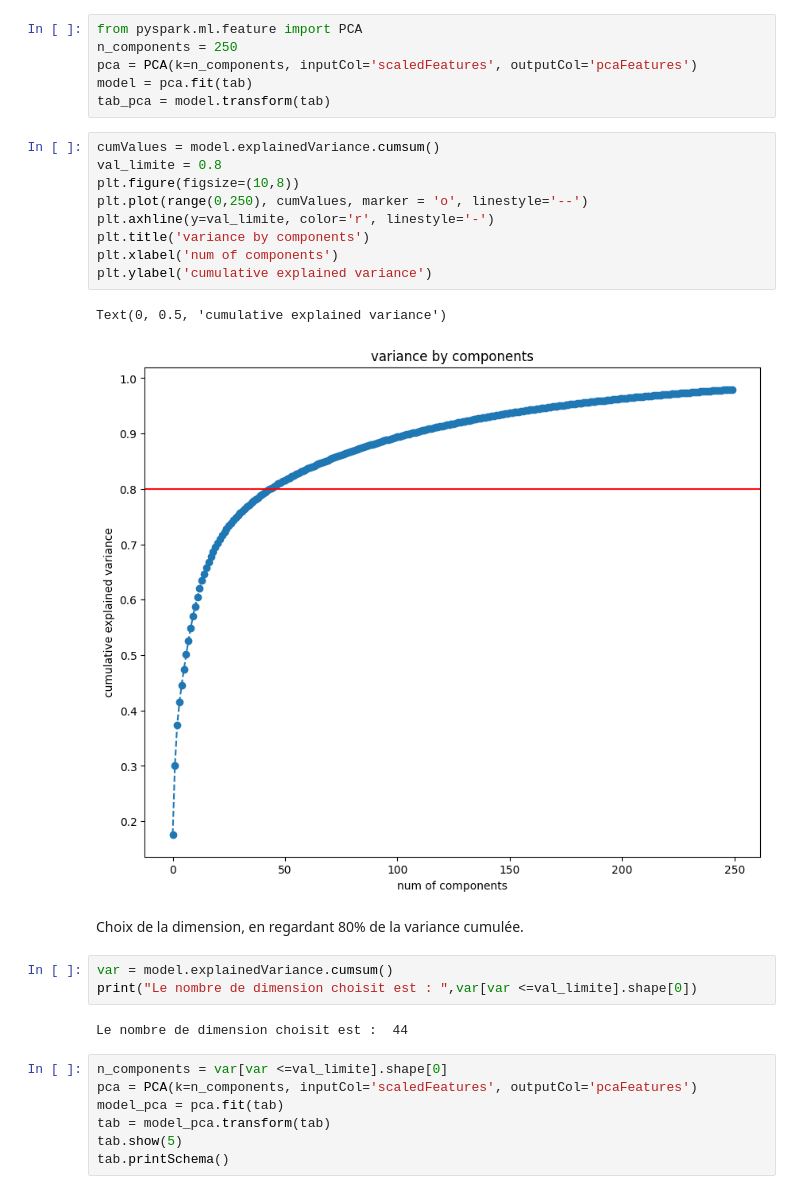
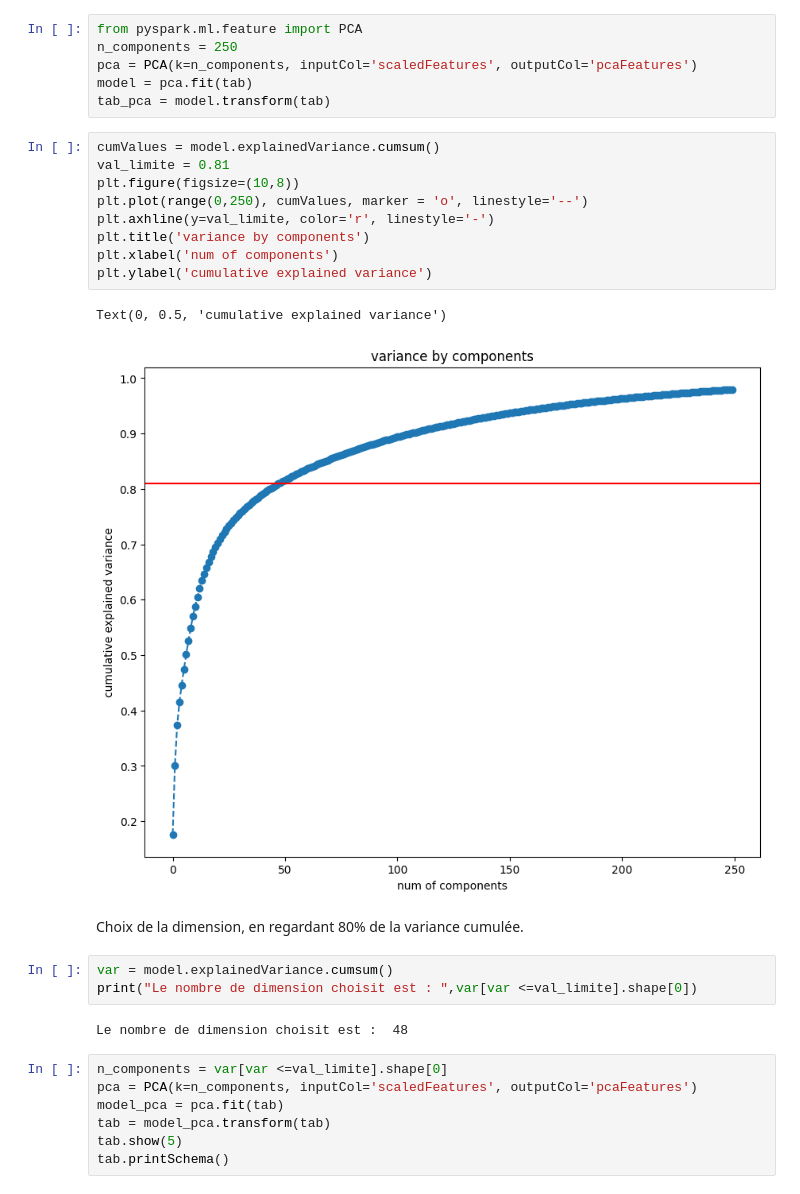
Before and after one commit to CecileLecoublet/Projet8, a Jupyter notebook: Projet 8.ipynb, the cells around one changed output. Cells and saved outputs as stored; diff of their text form.

```diff
--- a/Projet 8.ipynb
+++ b/Projet 8.ipynb
@@ -379,23 +379,23 @@ model = pca.fit(tab)
 tab_pca = model.transform(tab)
 # %%
 cumValues = model.explainedVariance.cumsum()
-val_limite = 0.8
+val_limite = 0.81
 plt.figure(figsize=(10,8))
 plt.plot(range(0,250), cumValues, marker = 'o', linestyle='--')
 plt.axhline(y=val_limite, color='r', linestyle='-')
 plt.title('variance by components')
 plt.xlabel('num of components')
 plt.ylabel('cumulative explained variance')
 # %% [output]
 Text(0, 0.5, 'cumulative explained variance')
-[figure, old version]
+[figure, new version]
 # %% [markdown]
 Choix de la dimension, en regardant 80% de la variance cumulée.
 # %%
 var = model.explainedVariance.cumsum()
 print("Le nombre de dimension choisit est : ",var[var <=val_limite].shape[0])
 # %% [output]
-Le nombre de dimension choisit est :  44
+Le nombre de dimension choisit est :  48
 # %%
 n_components = var[var <=val_limite].shape[0]
 pca = PCA(k=n_components, inputCol='scaledFeatures', outputCol='pcaFeatures')
```
Also changed, not shown: parts of 4 cells of this notebook, 43 other files.
